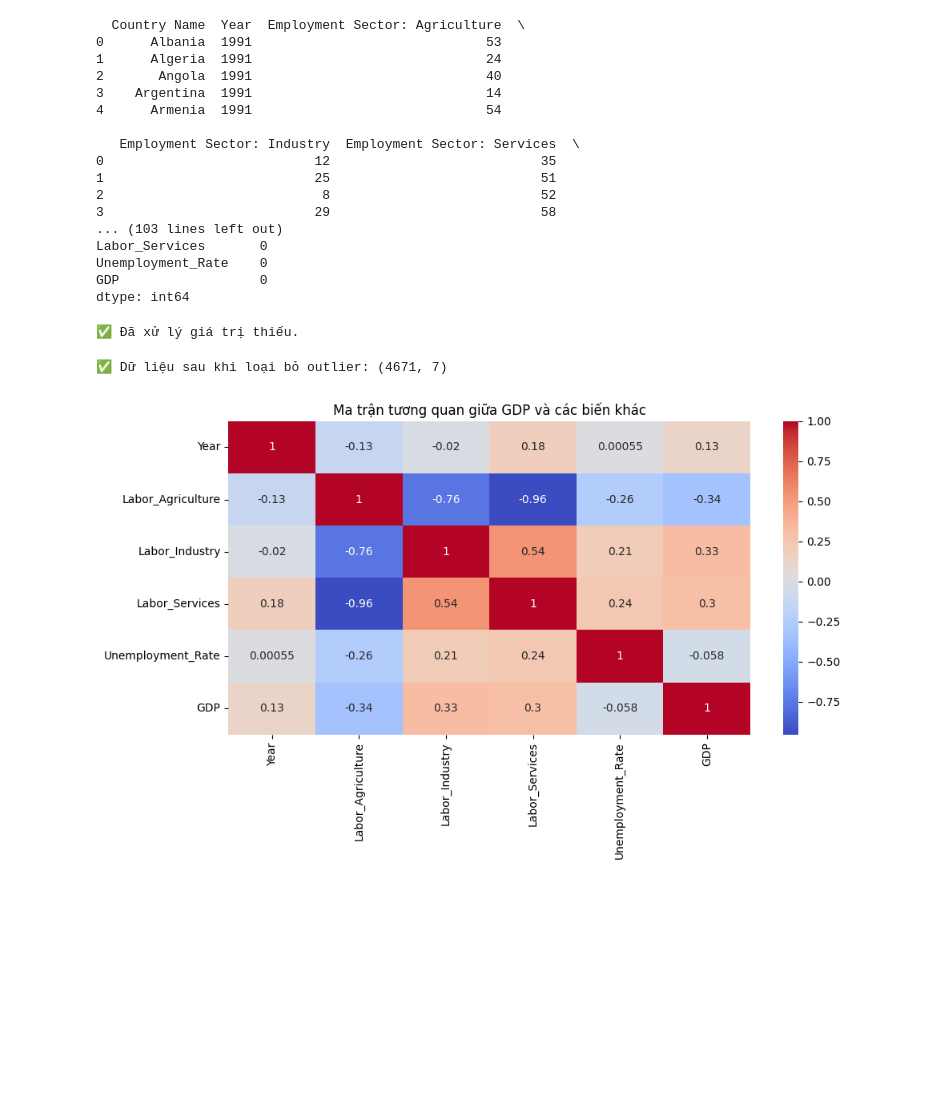
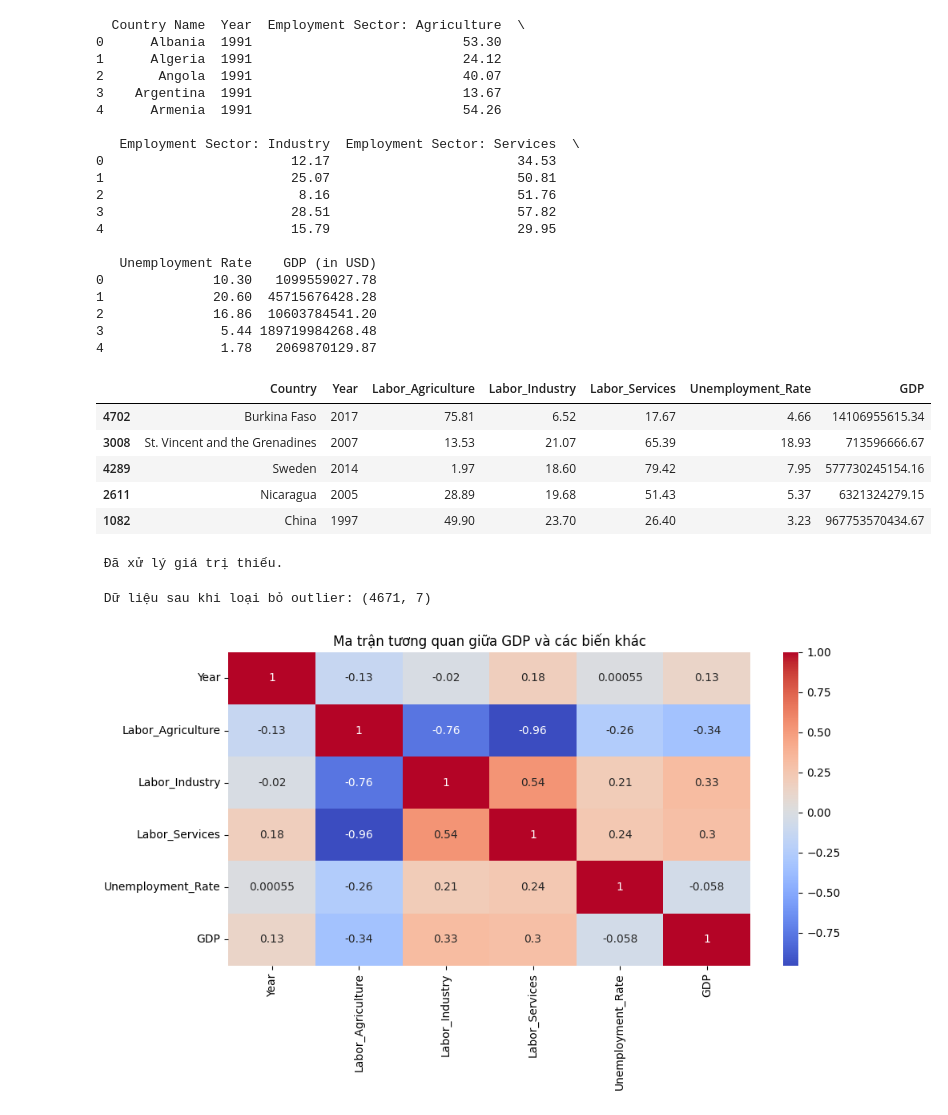
Before and after one commit to quan0111/machine-learning, a Jupyter notebook: notebook/preprocessing.ipynb, the cells around one changed output. Saved outputs shown, nothing was run; the diff lists cells and outputs as text; code cells hidden in the pictures; blank space fills up the shorter version.

```diff
--- a/notebook/preprocessing.ipynb
+++ b/notebook/preprocessing.ipynb
@@ -11,63 +13,56 @@ from sklearn.ensemble import RandomForestRegressor
 from sklearn.svm import SVR
 from sklearn.metrics import mean_absolute_error, mean_squared_error, r2_score
 # %%
-df = pd.read_csv('E:\hocmaycoban\BTL\BTL_HocMay\dataset\Employment_Unemployment_GDP_data.csv')
+df = pd.read_csv('..\dataset\Employment_Unemployment_GDP_data.csv')
 
-output_path = r"E:\hocmaycoban\BTL\BTL_HocMay\output\figure"
+output_path = r"..\output\figure"
 os.makedirs(output_path, exist_ok=True)
 
 print(df.head())
-
-print("✅ Kích thước dữ liệu:", df.shape)
-print("✅ Các cột dữ liệu:\n", df.columns.tolist())
-
-# Thông tin và mô tả dữ liệu
-print(df.info())
-print(df.describe())
 
 df.rename(columns={
     'Country Name': 'Country',
     'Employment Sector: Agriculture': 'Labor_Agriculture',
     'Employment Sector: Industry': 'Labor_Industry',
     'Employment Sector: Services': 'Labor_Services',
     'Unemployment Rate': 'Unemployment_Rate',
     'GDP (in USD)': 'GDP'
 }, inplace=True)
 
-print("✅ Cột sau khi đổi:", df.columns.tolist())
-print(df.info())
-print(df.describe())
-
-print("\n🔹 Dataset info:")
-print(df.info())
-
-
-print("\n🔹 Missing values:")
-print(df.isnull().sum())
+df.sample(5)
 # %% [output]
   Country Name  Year  Employment Sector: Agriculture  \
-0      Albania  1991                              53
-1      Algeria  1991                              24
-2       Angola  1991                              40
-3    Argentina  1991                              14
-4      Armenia  1991                              54
+0      Albania  1991                           53.30
+1      Algeria  1991                           24.12
+2       Angola  1991                           40.07
+3    Argentina  1991                           13.67
+4      Armenia  1991                           54.26
 
    Employment Sector: Industry  Employment Sector: Services  \
-0                           12                           35
-1                           25                           51
-2                            8                           52
-3                           29                           58
-... (103 lines left out)
-Labor_Services       0
-Unemployment_Rate    0
-GDP                  0
-dtype: int64
+0                        12.17                        34.53
+1                        25.07                        50.81
+2                         8.16                        51.76
+3                        28.51                        57.82
+4                        15.79                        29.95
+
+   Unemployment Rate    GDP (in USD)
+0              10.30   1099559027.78
+1              20.60  45715676428.28
+2              16.86  10603784541.20
+3               5.44 189719984268.48
+4               1.78   2069870129.87
+|  | Country | Year | Labor_Agriculture | Labor_Industry | Labor_Services | Unemployment_Rate | GDP |
+| 4702 | Burkina Faso | 2017 | 75.81 | 6.52 | 17.67 | 4.66 | 14106955615.34 |
+| 3008 | St. Vincent and the Grenadines | 2007 | 13.53 | 21.07 | 65.39 | 18.93 | 713596666.67 |
+| 4289 | Sweden | 2014 | 1.97 | 18.60 | 79.42 | 7.95 | 577730245154.16 |
+| 2611 | Nicaragua | 2005 | 28.89 | 19.68 | 51.43 | 5.37 | 6321324279.15 |
+| 1082 | China | 1997 | 49.90 | 23.70 | 26.40 | 3.23 | 967753570434.67 |
 # %%
 # 3.2.1. Xử lý giá trị thiếu
 df.fillna(df.mean(numeric_only=True), inplace=True)
-print("\n✅ Đã xử lý giá trị thiếu.")
+print("\n Đã xử lý giá trị thiếu.")
 # %% [output]
-✅ Đã xử lý giá trị thiếu.
+ Đã xử lý giá trị thiếu.
 # %%
 # 3.2.2. Xóa outlier (sử dụng IQR)
 numeric_cols = df.select_dtypes(include=[np.number]).columns
@@ -75,9 +70,9 @@ Q1 = df[numeric_cols].quantile(0.25)
 Q3 = df[numeric_cols].quantile(0.75)
 IQR = Q3 - Q1
 df = df[~((df[numeric_cols] < (Q1 - 1.5 * IQR)) | (df[numeric_cols] > (Q3 + 1.5 * IQR))).any(axis=1)]
-print("✅ Dữ liệu sau khi loại bỏ outlier:", df.shape)
+print(" Dữ liệu sau khi loại bỏ outlier:", df.shape)
 # %% [output]
-✅ Dữ liệu sau khi loại bỏ outlier: (4671, 7)
+ Dữ liệu sau khi loại bỏ outlier: (4671, 7)
 # %%
 # 3.2.3. Ma trận tương quan
 plt.figure(figsize=(10, 6))
```
Also changed, not shown: parts of 15 cells of this notebook, 13 other files.
